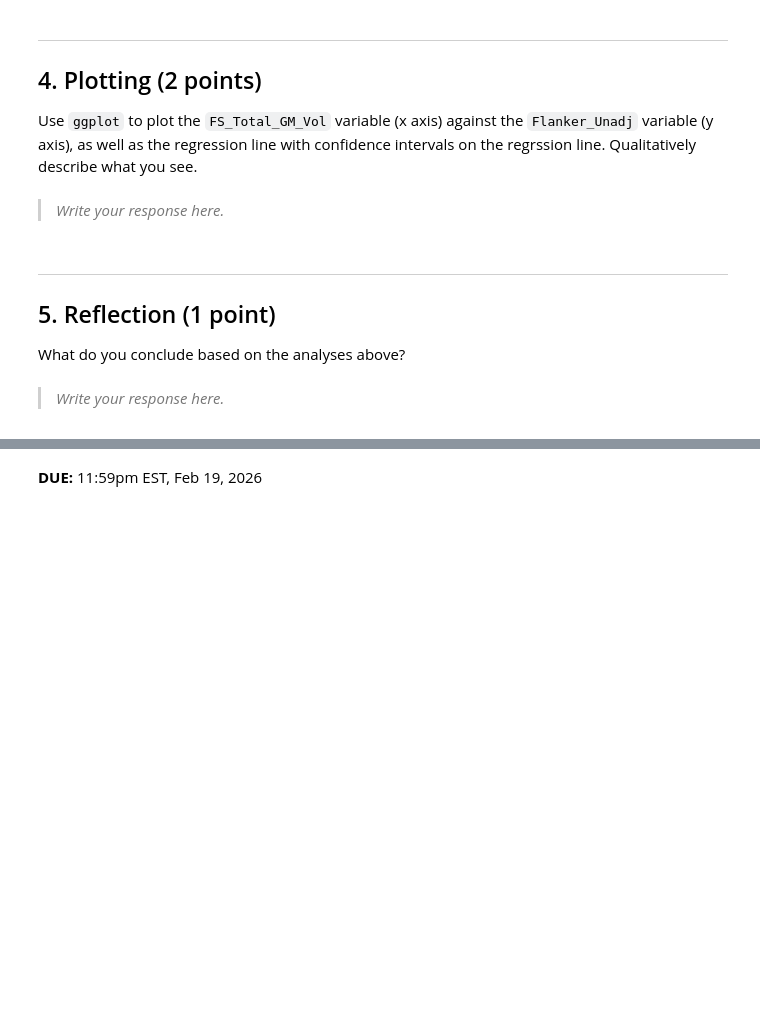
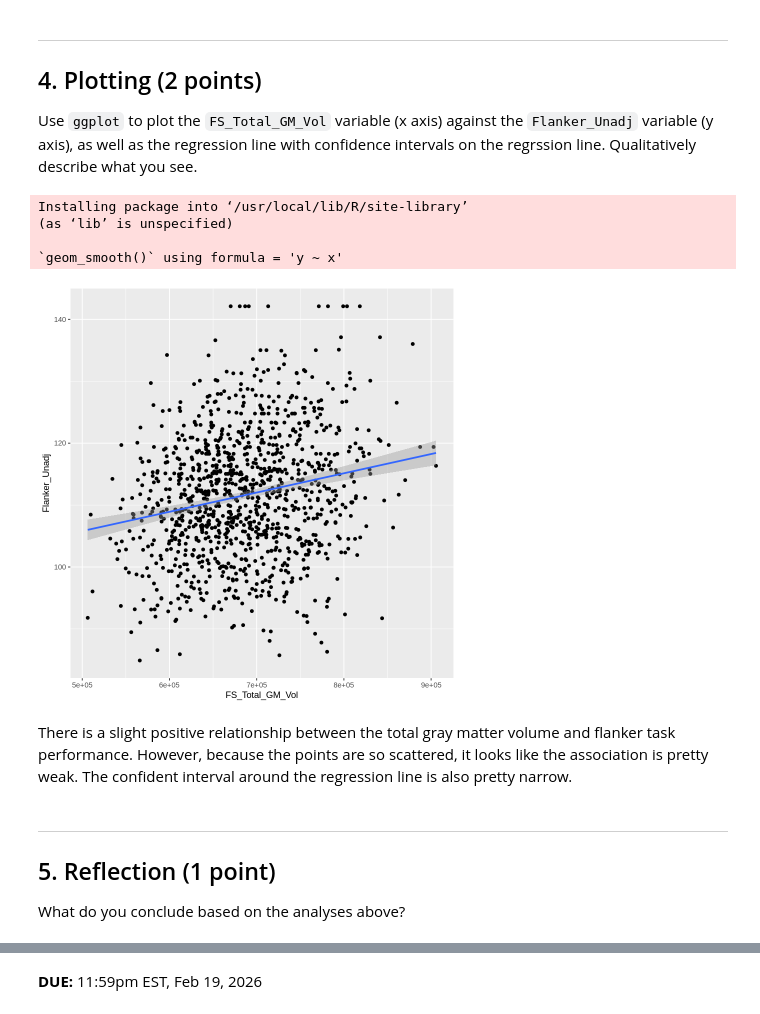
Before and after one commit to scelliot-cpu/Elliott_DSPN_26, a Jupyter notebook: ExerciseSubmissions/07_linear-models.ipynb, the cells around one changed output, grey strips where cells are left out. Drawn from its saved outputs; the diff is of its cells as text; code cells hidden in the pictures; blank space fills up the shorter version.

```diff
--- a/ExerciseSubmissions/07_linear-models.ipynb
+++ b/ExerciseSubmissions/07_linear-models.ipynb
@@ -160,12 +157,20 @@ Use `ggplot` to plot the `FS_Total_GM_Vol` variable (x axis) against the `Flanke
-# %% [markdown]
-> *Write your response here.*
->
+# %%
+install.packages("ggplot2")
+library(ggplot2)
+
+ggplot(data = d1, aes(x = FS_Total_GM_Vol, y = Flanker_Unadj)) +
+  geom_point() + geom_smooth(method = "lm")
+# %% [output]
+Installing package into ‘/usr/local/lib/R/site-library’
+(as ‘lib’ is unspecified)
+
+`geom_smooth()` using formula = 'y ~ x'
+[figure, added]
+# %% [markdown]
+There is a slight positive relationship between the total gray matter volume and flanker task performance. However, because the points are so scattered, it looks like the association is pretty weak. The confident interval around the regression line is also pretty narrow.
 # %% [markdown]
 ---
 
 ## 5. Reflection (1 point)
 
 What do you conclude based on the analyses above?
-# %% [markdown]
-> *Write your response here.*
->
```
Also changed, not shown: parts of 3 cells of this notebook.
